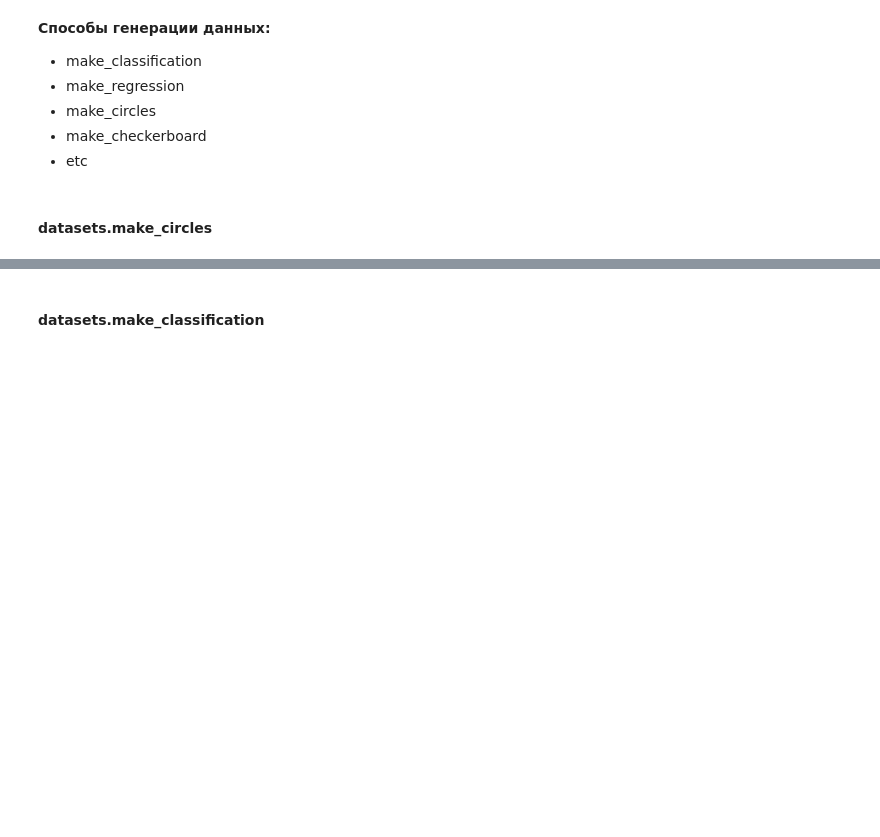
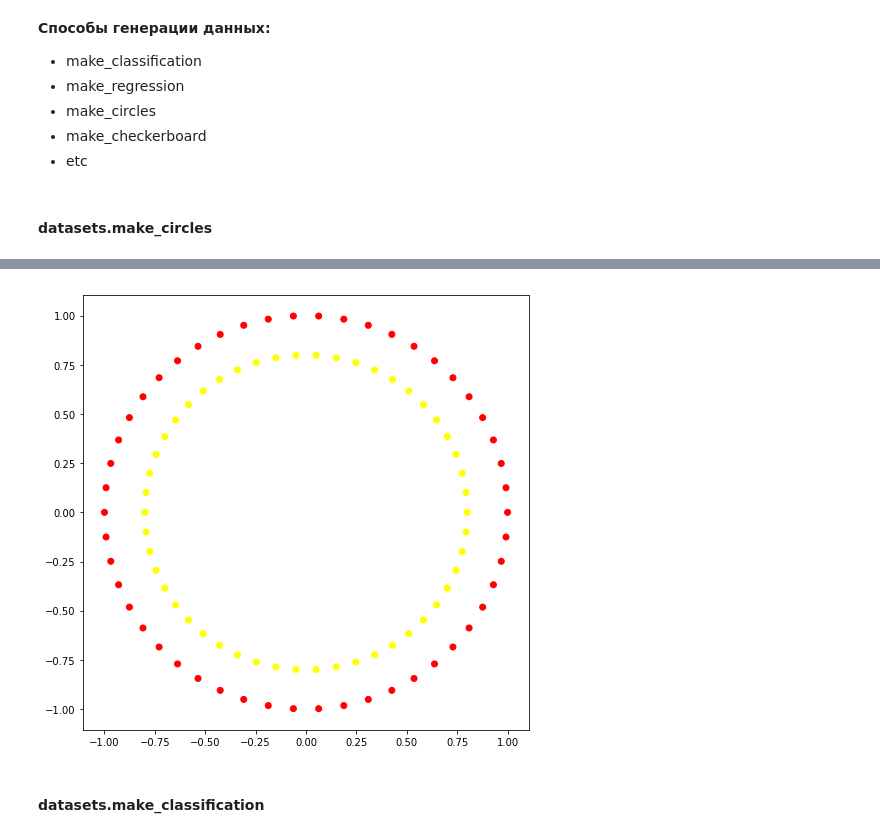
Before and after one commit to armavox/mldaspec, a Jupyter notebook: course2/notebooks/_sklearn.datasets.ipynb, the cells around one changed output, grey strips where cells are left out. Drawn from its saved outputs; the diff is of its cells as text; code cells hidden in the pictures; blank space fills up the shorter version.

```diff
--- a/course2/notebooks/_sklearn.datasets.ipynb
+++ b/course2/notebooks/_sklearn.datasets.ipynb
@@ -31,8 +43,10 @@ from matplotlib.colors import ListedColormap
 # %%
 colors = ListedColormap(['red', 'yellow'])
 
 pyplot.figure(figsize(8, 8))
-pyplot.scatter(map(lambda x: x[0], circles[0]), map(lambda x: x[1], circles[0]), c = circles[1], cmap = colors)
+pyplot.scatter(list(map(lambda x: x[0], circles[0])), list(map(lambda x: x[1], circles[0])), c = circles[1], cmap = colors);
+# %% [output]
+[figure, added]
 # %%
 def plot_2d_dataset(data, colors):
     pyplot.figure(figsize(8, 8))
```
Also changed, not shown: parts of 1 cell of this notebook, 13 other files.
